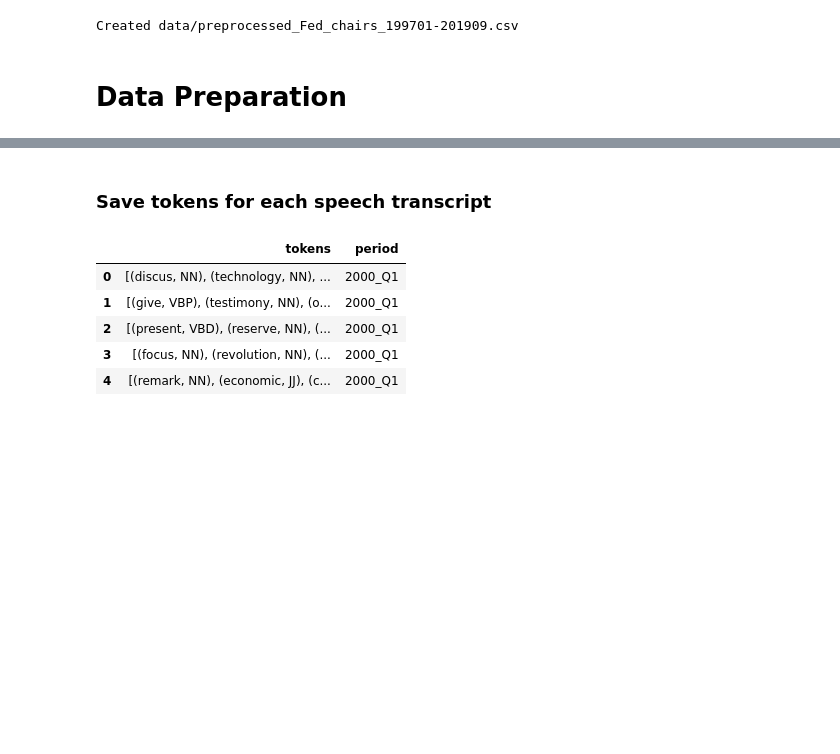
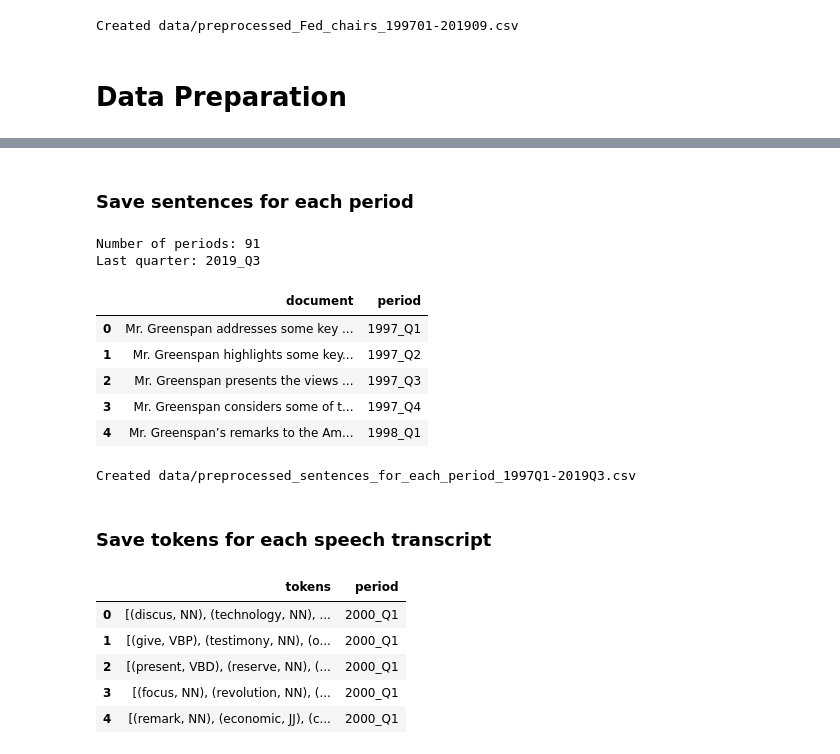
Before and after one commit to sophia-jihye/hot_topic_detection_in_central_bankers_speeches, a Jupyter notebook: Preprocessing and Data Preparation.ipynb, the cells around one changed output, grey strips where cells are left out. Drawn from its saved outputs; the diff is of its cells as text; code cells hidden in the pictures; blank space fills up the shorter version.

```diff
--- a/Preprocessing and Data Preparation.ipynb
+++ b/Preprocessing and Data Preparation.ipynb
@@ -149,6 +150,35 @@ df.head()
 | 2 | Mr Greenspan presents the Federal... | 2000-02-18 | r000218b | https://www.bis.org/review/r00021... | Testimony of Mr Alan Greenspan Ch... | Greenspan | Mr Greenspan presents the Federal... | [Mr Greenspan presents the Federa... | [[(present, VBD), (reserve, NN), ... | ... |
 | 3 | Mr Greenspan focuses on the revol... | 2000-02-10 | r000310a | https://www.bis.org/review/r00031... | Speech by Mr Alan Greenspan Chair... | Greenspan | Mr Greenspan focuses on the revol... | [Mr Greenspan focuses on the revo... | [[(focus, NN), (revolution, NN), ... | ... |
 | 4 | Mr Greenspan remarks on some of t... | 2000-02-24 | r000324a | https://www.bis.org/review/r00032... | Remarks by Mr Alan Greenspan Chai... | Greenspan | Mr Greenspan remarks on some of t... | [Mr Greenspan remarks on some of ... | [[(remark, NN), (economic, JJ), (... | ... |
+# %% [markdown]
+### Save sentences for each period
+# %%
+records = []
+for period in sorted(df.grouping_period.unique()):
+    sentences_for_one_period = []
+    for list_of_sentences in df[(df['grouping_period']==period)]['sentences'].values:
+        sentences_for_one_period.extend(list_of_sentences)
+    document = ' '.join(sentences_for_one_period)
+    records.append((document, period))
+
+preprocessed_df2 = pd.DataFrame(records, columns=['document', 'period'])
+print('Number of periods: {}'.format(len(preprocessed_df2)))
+print('Last quarter:', sorted(preprocessed_df2['period'].unique())[-1])
+preprocessed_df2.head()
+# %% [output]
+Number of periods: 91
+Last quarter: 2019_Q3
+|  | document | period |
+| 0 | Mr. Greenspan addresses some key ... | 1997_Q1 |
+| 1 | Mr. Greenspan highlights some key... | 1997_Q2 |
+| 2 | Mr. Greenspan presents the views ... | 1997_Q3 |
+| 3 | Mr. Greenspan considers some of t... | 1997_Q4 |
+| 4 | Mr. Greenspan’s remarks to the Am... | 1998_Q1 |
+# %%
+preprocessed_df2.to_csv(save_filepath_sentences_for_each_period, index=False)
+print('Created {}'.format(save_filepath_sentences_for_each_period))
+# %% [output]
+Created data/preprocessed_sentences_for_each_period_1997Q1-2019Q3.csv
 # %% [markdown]
 ### Save tokens for each speech transcript
 # %%
```
Also changed, not shown: parts of 1 cell of this notebook, 2 other files.
